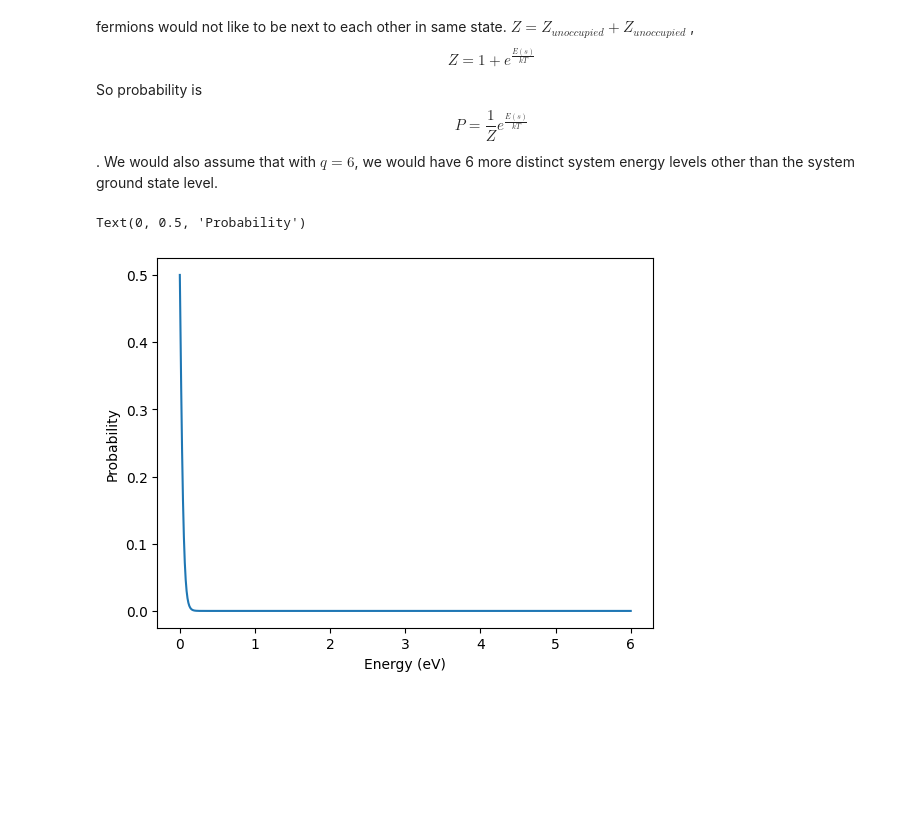
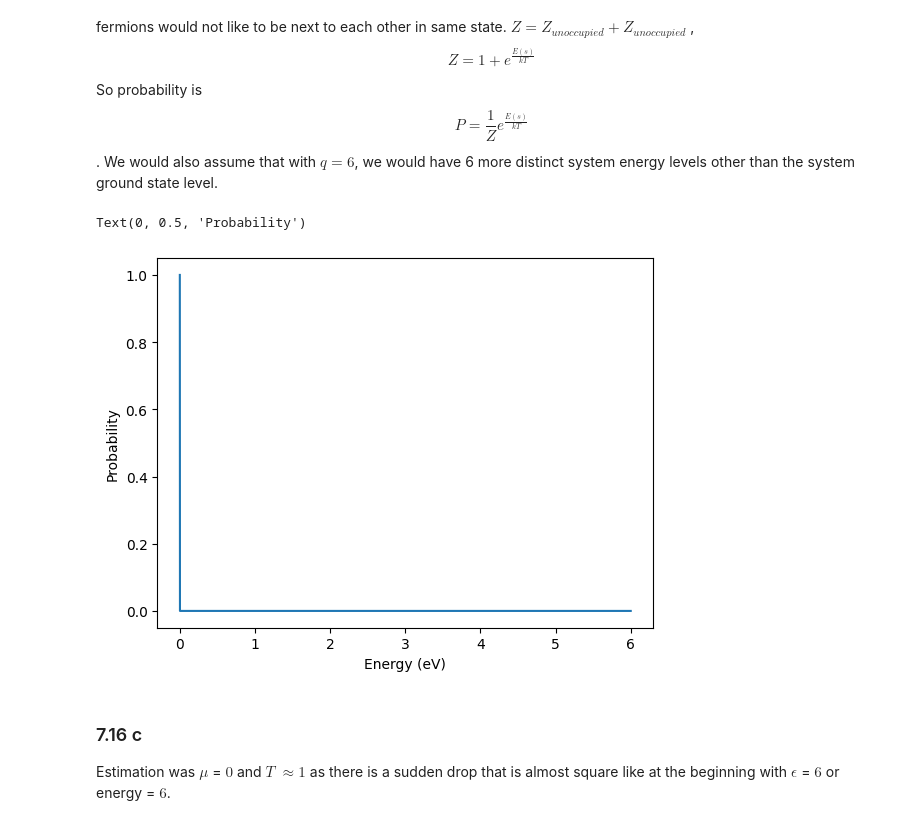
Before and after one commit to nyary-ben/Homework-7A, a Jupyter notebook: Homework_7A.ipynb, the cells around one changed output. Cells and saved outputs as stored; diff of their text form; code cells hidden in the pictures; blank space fills up the shorter version.

```diff
--- a/Homework_7A.ipynb
+++ b/Homework_7A.ipynb
@@ -63,16 +63,22 @@ So probability is $$P = \frac{1}{Z}e^{\frac{E(s)}{kT}}$$.
 We would also assume that with $q = 6$, we would have 6 more distinct system energy levels other than the system ground state level.
 # %%
 def Zocc(E):
-  return 1+exp(-E/(8.617*10**-5*300))
+  z = 0
+  for i in range(7):
+    z += exp(-(i)/(8.617*10**-5))
+  return z
 
 def Pocc(E):
-  return (1/Zocc(E))*exp(-E/(8.617*10**-5*300))
+  return (1/Zocc(E))*exp(-(E)/(8.617*10**-5))
 
-E = np.linspace(1e-9,6,1000)
+E = np.linspace(0,6,10000)
 fig, ax2 = plt.subplots()
 ax2.plot(E, Pocc(E))
 ax2.set_xlabel('Energy (eV)')
 ax2.set_ylabel('Probability')
 # %% [output]
 Text(0, 0.5, 'Probability')
-[figure, old version]
+[figure, new version]
+# %% [markdown]
+### 7.16 c
+Estimation was $\mu$ = $0$ and $T$ $\approx1$ as there is a sudden drop that is almost square like at the beginning with $\epsilon$ = $6$ or energy = $6$.
```
